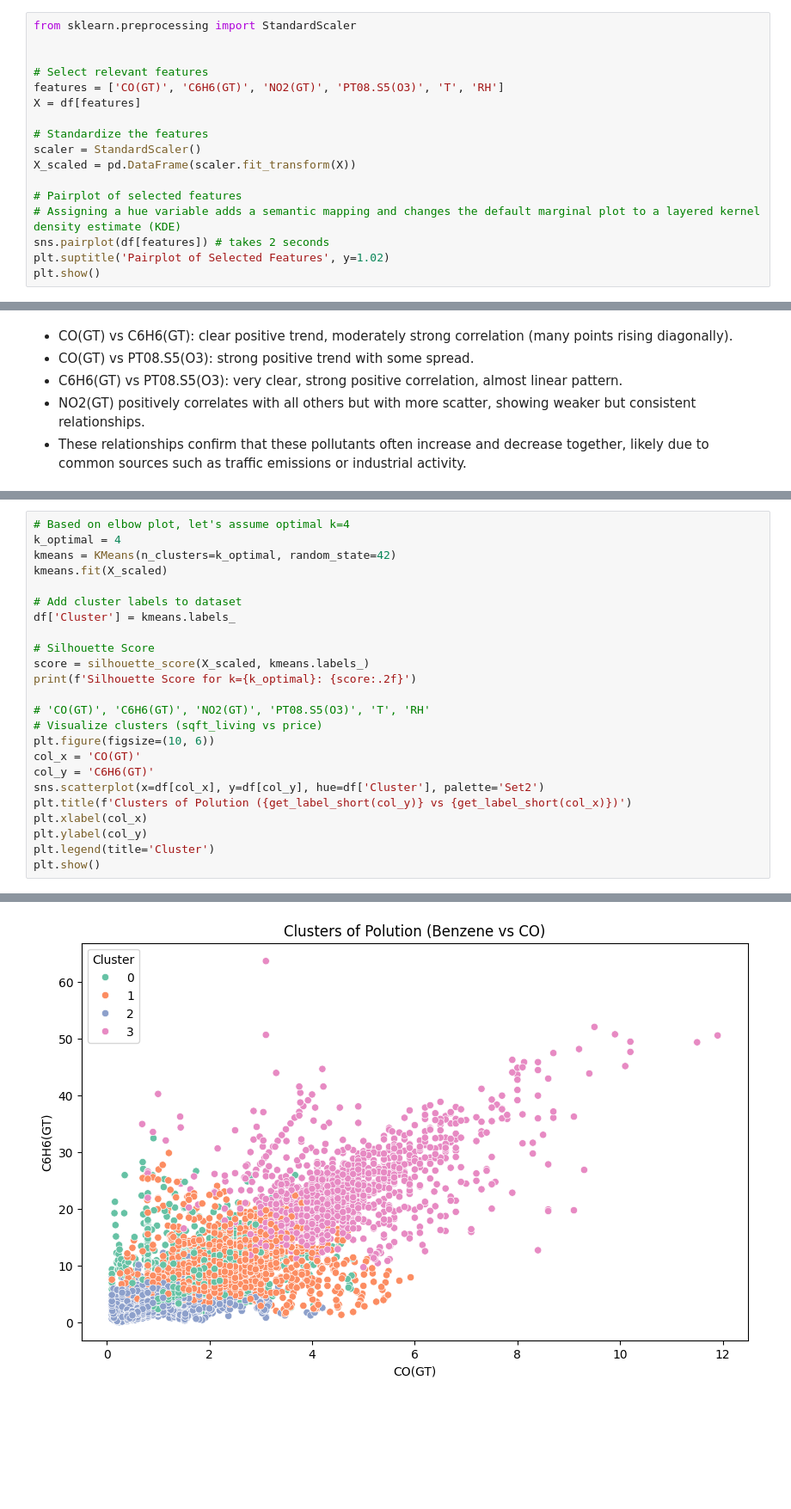
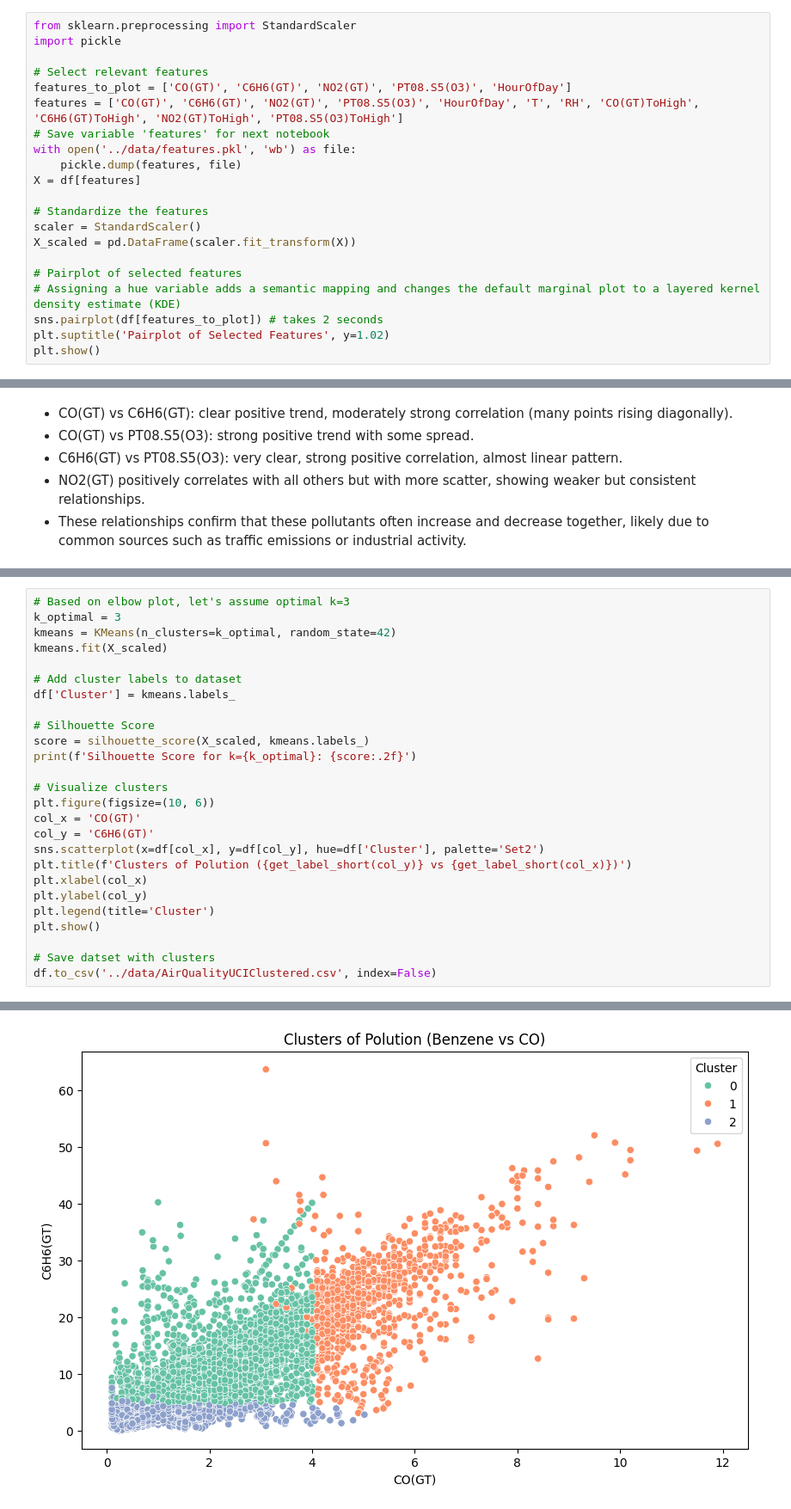
Before and after one commit to sebdied/AIM-capstone-project, a Jupyter notebook: notebooks/03_Modeling.ipynb, the cells around one changed output, grey strips where cells are left out. Shown at 86% size. Saved outputs shown, nothing was run; the diff lists cells and outputs as text; blank space fills up the shorter version.

```diff
--- a/notebooks/03_Modeling.ipynb
+++ b/notebooks/03_Modeling.ipynb
@@ -51,10 +51,14 @@ Consider the special role of PT08.S3(NOx) sensor.
 Use weather variables carefully, as their impact is limited but physically consistent.
 # %%
 from sklearn.preprocessing import StandardScaler
-
+import pickle
 
 # Select relevant features
-features = ['CO(GT)', 'C6H6(GT)', 'NO2(GT)', 'PT08.S5(O3)', 'T', 'RH']
+features_to_plot = ['CO(GT)', 'C6H6(GT)', 'NO2(GT)', 'PT08.S5(O3)', 'HourOfDay']
+features = ['CO(GT)', 'C6H6(GT)', 'NO2(GT)', 'PT08.S5(O3)', 'HourOfDay', 'T', 'RH', 'CO(GT)ToHigh', 'C6H6(GT)ToHigh', 'NO2(GT)ToHigh', 'PT08.S5(O3)ToHigh']
+# Save variable 'features' for next notebook
+with open('../data/features.pkl', 'wb') as file:
+    pickle.dump(features, file)
 X = df[features]
 
 # Standardize the features
@@ -63,7 +67,7 @@ X_scaled = pd.DataFrame(scaler.fit_transform(X))
 
 # Pairplot of selected features
 # Assigning a hue variable adds a semantic mapping and changes the default marginal plot to a layered kernel density estimate (KDE)
-sns.pairplot(df[features]) # takes 2 seconds
+sns.pairplot(df[features_to_plot]) # takes 2 seconds
 plt.suptitle('Pairplot of Selected Features', y=1.02)
 plt.show()
 # %% [output]
@@ -119,6 +129,6 @@ plt.show()
 # %%
-# Based on elbow plot, let's assume optimal k=4
-k_optimal = 4
+# Based on elbow plot, let's assume optimal k=3
+k_optimal = 3
 kmeans = KMeans(n_clusters=k_optimal, random_state=42)
 kmeans.fit(X_scaled)
 
@@ -129,8 +139,7 @@ df['Cluster'] = kmeans.labels_
 score = silhouette_score(X_scaled, kmeans.labels_)
 print(f'Silhouette Score for k={k_optimal}: {score:.2f}')
 
-# 'CO(GT)', 'C6H6(GT)', 'NO2(GT)', 'PT08.S5(O3)', 'T', 'RH'
-# Visualize clusters (sqft_living vs price)
+# Visualize clusters
 plt.figure(figsize=(10, 6))
 col_x = 'CO(GT)'
 col_y = 'C6H6(GT)'
@@ -140,4 +149,7 @@ plt.xlabel(col_x)
 plt.ylabel(col_y)
 plt.legend(title='Cluster')
 plt.show()
+
+# Save datset with clusters
+df.to_csv('../data/AirQualityUCIClustered.csv', index=False)
 # %% [output]
@@ -145 +157 @@ Silhouette Score for k=4: 0.25
-[figure, old version]
+[figure, new version]
```
Also changed, not shown: parts of 8 cells of this notebook, 7 other files.
